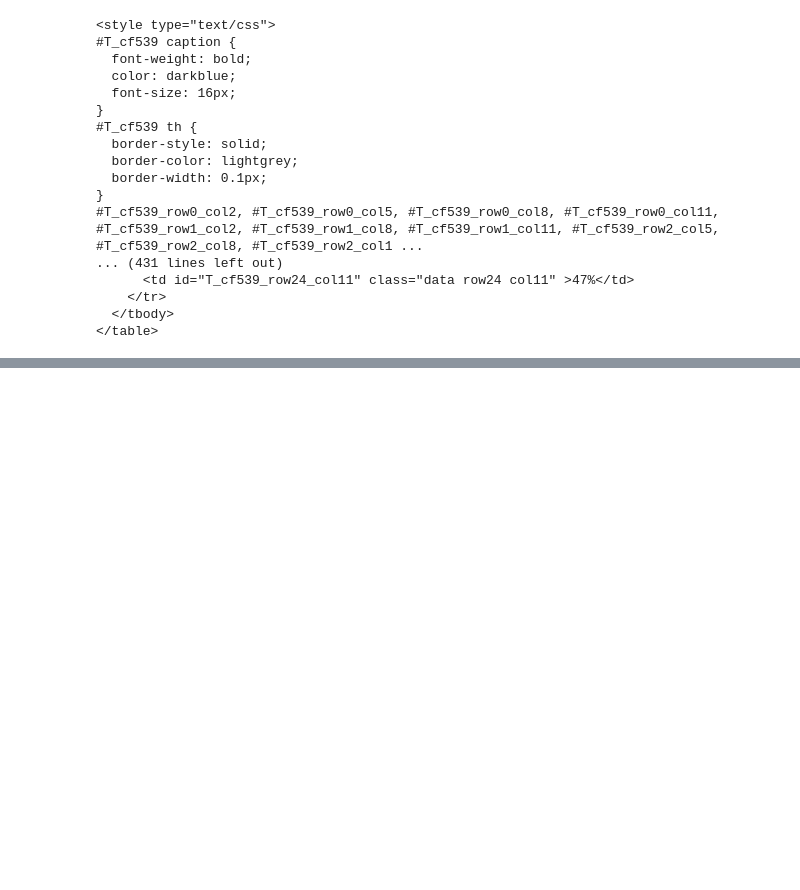
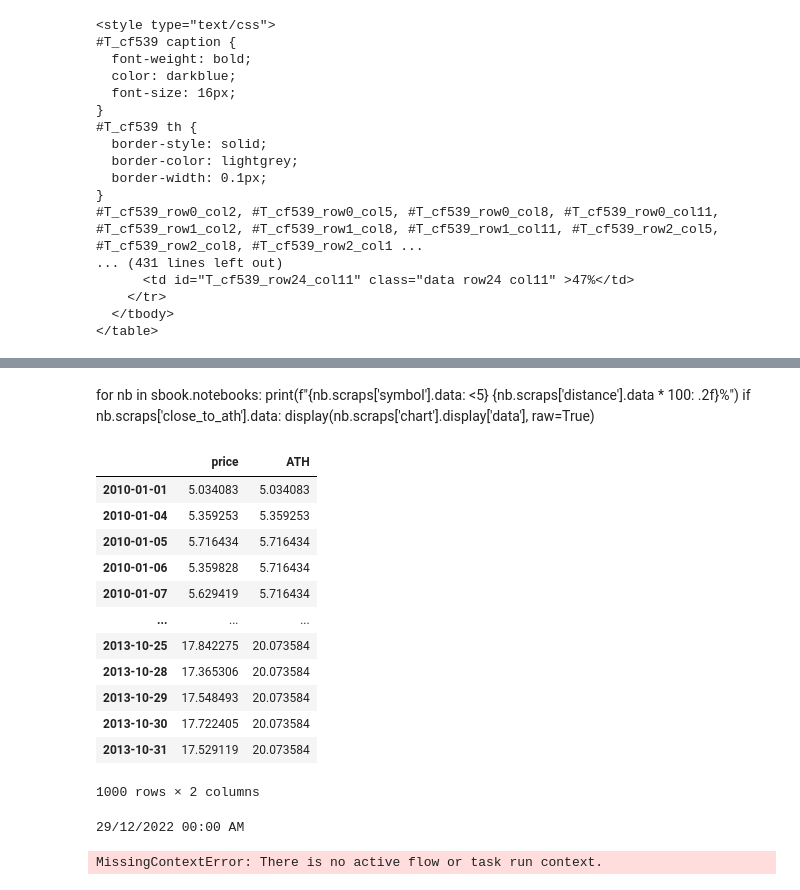
Before and after one commit to ray-oh/Optimus, a Jupyter notebook: scripts/sample_notebook/DClickReport.ipynb, the cells around one changed output, grey strips where cells are left out. Saved outputs shown, nothing was run; the diff lists cells and outputs as text; code cells hidden in the pictures; blank space fills up the shorter version.

Commit message:
Update email

```diff
--- a/scripts/sample_notebook/DClickReport.ipynb
+++ b/scripts/sample_notebook/DClickReport.ipynb
@@ -279,0 +365,46 @@ ModuleNotFoundError: No module named 'matplotlib'
+# %% [markdown]
+for nb in sbook.notebooks:
+    print(f"{nb.scraps['symbol'].data: <5} {nb.scraps['distance'].data * 100: .2f}%")
+    if nb.scraps['close_to_ath'].data:
+        display(nb.scraps['chart'].display['data'], raw=True)
+# %%
+nb.scraps['prices'].data
+# %% [output]
+|  | price | ATH |
+| 2010-01-01 | 5.034083 | 5.034083 |
+| 2010-01-04 | 5.359253 | 5.359253 |
+| 2010-01-05 | 5.716434 | 5.716434 |
+| 2010-01-06 | 5.359828 | 5.716434 |
+| 2010-01-07 | 5.629419 | 5.716434 |
+| ... | ... | ... |
+| 2013-10-25 | 17.842275 | 20.073584 |
+| 2013-10-28 | 17.365306 | 20.073584 |
+| 2013-10-29 | 17.548493 | 20.073584 |
+| 2013-10-30 | 17.722405 | 20.073584 |
+| 2013-10-31 | 17.529119 | 20.073584 |
+1000 rows × 2 columns
+# %%
+# importing sys
+# from module1 import odd_even, add
+import sys
+
+# adding Folder_2 to the system path
+sys.path.insert(0, 'C:\\Users\\roh\\Documents\\python\\Opt_test\\NewTest\\Optimus\\autobot\\src\\general_automation')
+
+from auto_utility_email import EmailsSender
+
+# importing the add and odd_even
+# function
+
+# calling odd_even function
+#odd_even(5)
+
+# calling add function
+#print("Addition of two number is :", add(2, 2))
+# %% [output]
+29/12/2022 00:00 AM
+# %%
+email_sender = EmailsSender()
+result = email_sender.wait_send_complete()
+# %% [output]
+MissingContextError: There is no active flow or task run context.
```
Also changed, not shown: parts of 22 cells of this notebook, 2 other files.
